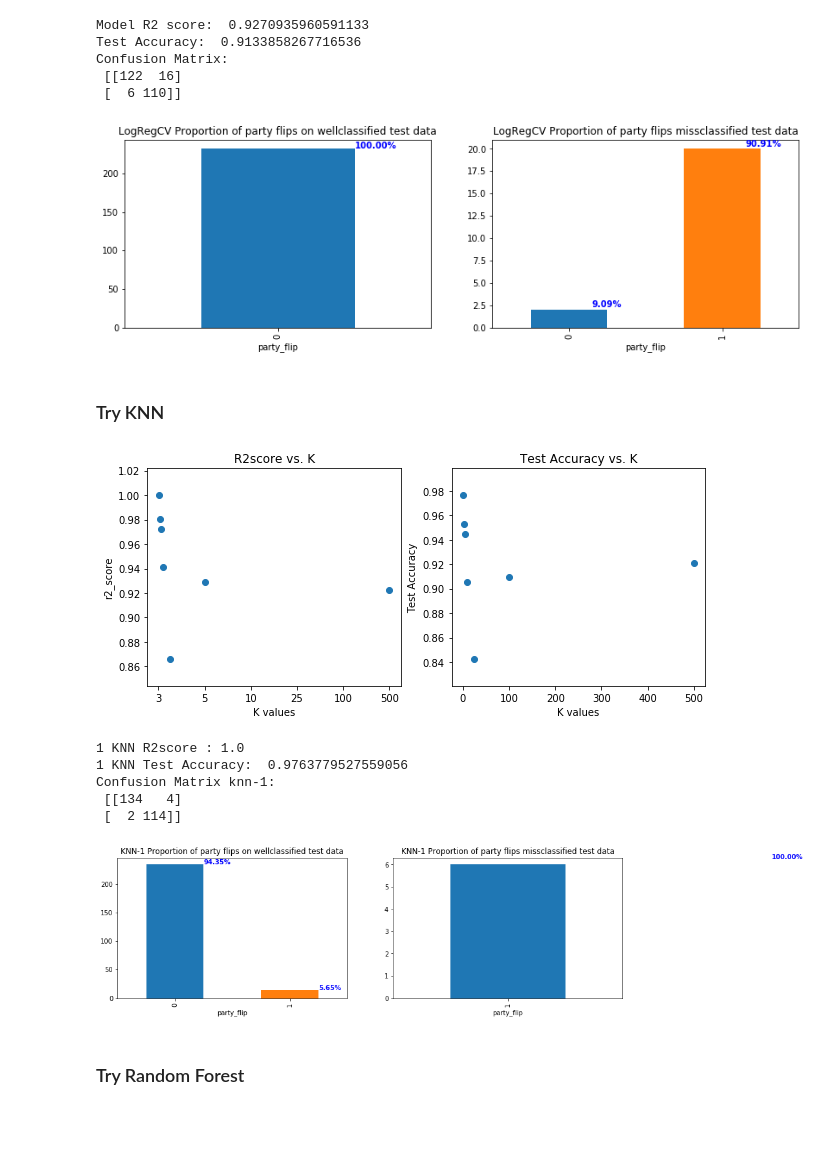
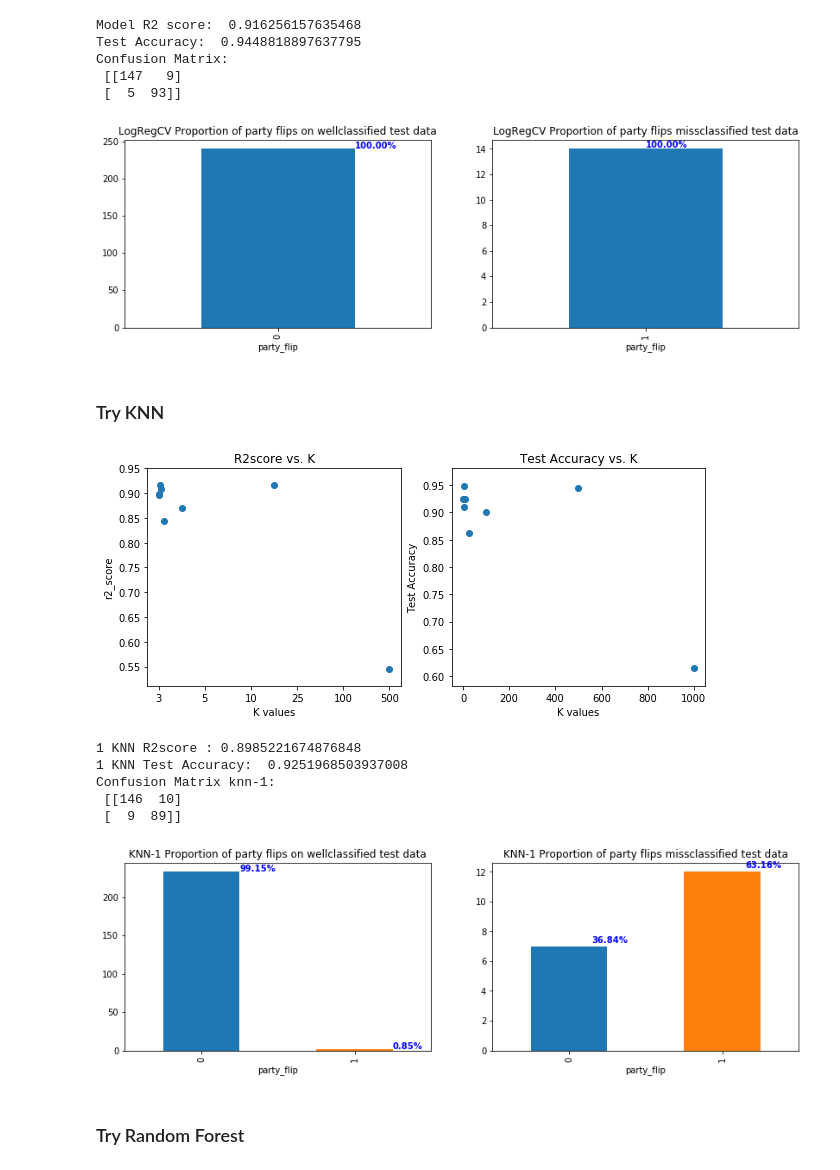
Before and after one commit to WildTangles/ac209a_project, a Jupyter notebook: Baseline_Model.ipynb, the cells around one changed output. Drawn from its saved outputs; the diff is of its cells as text; code cells hidden in the pictures; blank space fills up the shorter version.

Commit message:
Baseline update without party flip on training'

```diff
--- a/Baseline_Model.ipynb
+++ b/Baseline_Model.ipynb
@@ -57,9 +59,7 @@ See the caveats in the documentation: http://pandas.pydata.org/pandas-docs/stabl
 [figure]
 # %%
 #split data into train and test and verify the distribution of party flips
-
-train_data, test_data = train_test_split(small_dataset, test_size=.2, \
-                        stratify=small_dataset.party_flip,random_state=209)
+train_data, test_data = train_test_split(small_dataset, test_size=.2,random_state=209)
 
 #response variable
 y_train=train_data["dem_win"]
@@ -96,11 +96,11 @@ for name, group in (X_test.groupby('party_flip')['party_flip']):
 # %%
 #Run Logistic CV model
 lr_model = LogisticRegressionCV(cv=5,random_state=209,multi_class='ovr',n_jobs=4)
-lr_model.fit(X_train,y_train)
-print("Model R2 score: ",lr_model.score(X_train,y_train))
+lr_model.fit(X_train[X_train.columns.difference(["party_flip"])],y_train)
+print("Model R2 score: ",lr_model.score(X_train[X_train.columns.difference(["party_flip"])],y_train))
 
 #predict on test set
-y_pred_test = lr_model.predict(X_test)
+y_pred_test = lr_model.predict(X_test[X_test.columns.difference(["party_flip"])])
 print("Test Accuracy: ",accuracy_score(y_test,y_pred_test))
 
 #confusion metrics
@@ -125,30 +125,30 @@ for name, group in (good_class_df.groupby('party_flip')['party_flip']):
     '{0:.2f}'.format(group.count()/good_class_df.shape[0]*100)+'%', color='blue', fontweight='bold')
 
 for name, group in (miss_class_df.groupby('party_flip')['party_flip']):
-    ax[1].text(int(name)+.15, group.count() + .25, \
+    ax[1].text(int(name)-1, group.count() + .10, \
     '{0:.2f}'.format(group.count()/miss_class_df.shape[0]*100)+'%', color='blue', fontweight='bold')
 # %% [output]
-Model R2 score:  0.9270935960591133
-Test Accuracy:  0.9133858267716536
+Model R2 score:  0.916256157635468
+Test Accuracy:  0.9448818897637795
 Confusion Matrix:
- [[122  16]
- [  6 110]]
+ [[147   9]
+ [  5  93]]
-[figure, old version]
+[figure, new version]
 # %% [markdown]
 ### Try KNN
 # %%
 #Try KNN
-k_values =[1,3,5,10,25,100,500]
+k_values =[1,3,5,10,25,100,500,1000]
 k_score = []
 k_test_accuracy =[]
 k_models =[]
 
 for i in k_values:
     knn_model = KNeighborsClassifier(n_neighbors=i,n_jobs=4)
-    knn_model.fit(X_train,y_train)
+    knn_model.fit(X_train[X_train.columns.difference(["party_flip"])],y_train)
     k_models.append(knn_model)
-    k_score.append(knn_model.score(X_train,y_train))
-    y_pred_test = knn_model.predict(X_test)
+    k_score.append(knn_model.score(X_train[X_train.columns.difference(["party_flip"])],y_train))
+    y_pred_test = knn_model.predict(X_test[X_test.columns.difference(["party_flip"])])
     k_test_accuracy.append(accuracy_score(y_test,y_pred_test))
 
 fig, ax = plt.subplots(1,2, figsize=(10,4))
@@ -165,45 +165,46 @@ ax[1].set_xlabel("K values")
 ax[1].set_ylabel("Test Accuracy")
 print("\n")
 # %% [output]
-[figure, old version]
+[figure, new version]
 # %%
 #looking at the missclassifications with logisticRegressionCV
 
 knn_model = KNeighborsClassifier(n_neighbors=1,n_jobs=4)
-knn_model.fit(X_train,y_train)
-y_pred_test = knn_model.predict(X_test)
+knn_model.fit(X_train[X_train.columns.difference(["party_flip"])],y_train)
+y_pred_test = knn_model.predict(X_test[X_test.columns.difference(["party_flip"])])
 
 
-print("\n1 KNN R2score :",knn_model.score(X_train,y_train))
+print("\n1 KNN R2score :",\
+      knn_model.score(X_train[X_train.columns.difference(["party_flip"])],y_train))
 print("1 KNN Test Accuracy: ",accuracy_score(y_test,y_pred_test))
 print("Confusion Matrix knn-1: \n",confusion_matrix(y_test,y_pred_test))
 
 
 miss_class_df = X_test[y_test != y_pred_test]
 good_class_df = X_test[y_test == y_pred_test]
 
 #plot the flips and non flips for each data
 fig, ax = plt.subplots(1,2, figsize=(14,4))
 ax[0].set_title('KNN-1 Proportion of party flips on wellclassified test data')
 ax[1].set_title('KNN-1 Proportion of party flips missclassified test data')
 
 good_class_df.groupby('party_flip')['party_flip'].count().plot.bar(ax=ax[0])
 miss_class_df.groupby('party_flip')['party_flip'].count().plot.bar(ax=ax[1])
 
 for name, group in (good_class_df.groupby('party_flip')['party_flip']):
     ax[0].text(int(name)+.25, group.count() + .25, \
     '{0:.2f}'.format(group.count()/good_class_df.shape[0]*100)+'%', color='blue', fontweight='bold')
 
 for name, group in (miss_class_df.groupby('party_flip')['party_flip']):
     ax[1].text(int(name)+.15, group.count() + .25, \
     '{0:.2f}'.format(group.count()/miss_class_df.shape[0]*100)+'%', color='blue', fontweight='bold')
 # %% [output]
-1 KNN R2score : 1.0
-1 KNN Test Accuracy:  0.9763779527559056
+1 KNN R2score : 0.8985221674876848
+1 KNN Test Accuracy:  0.9251968503937008
 Confusion Matrix knn-1:
- [[134   4]
- [  2 114]]
+ [[146  10]
+ [  9  89]]
-[figure, old version]
+[figure, new version]
 # %% [markdown]
 ### Try Random Forest
 # %%
```
Also changed, not shown: parts of 7 cells of this notebook.
